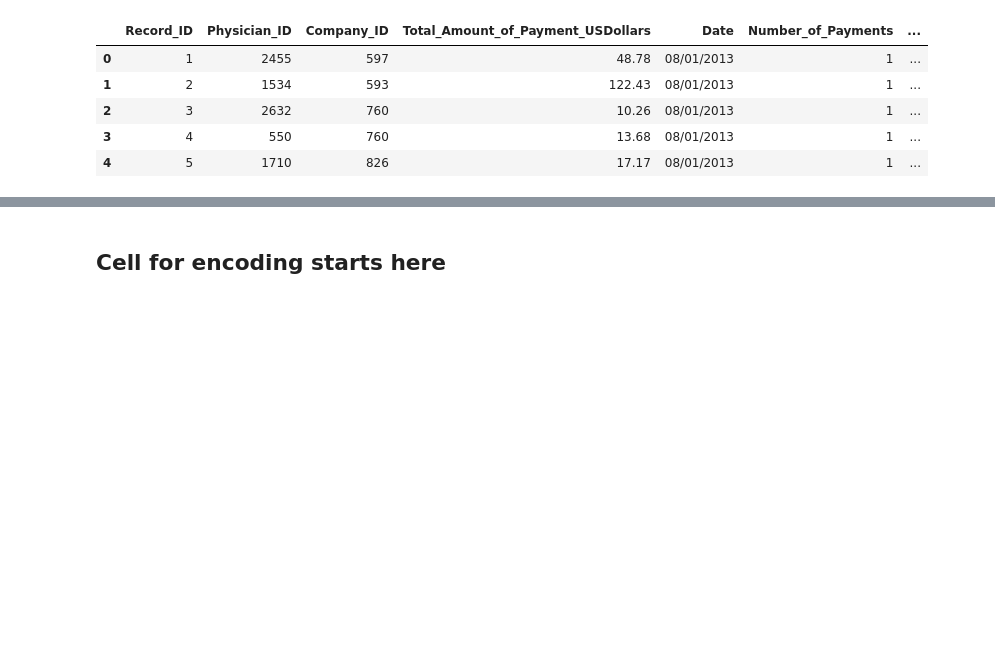
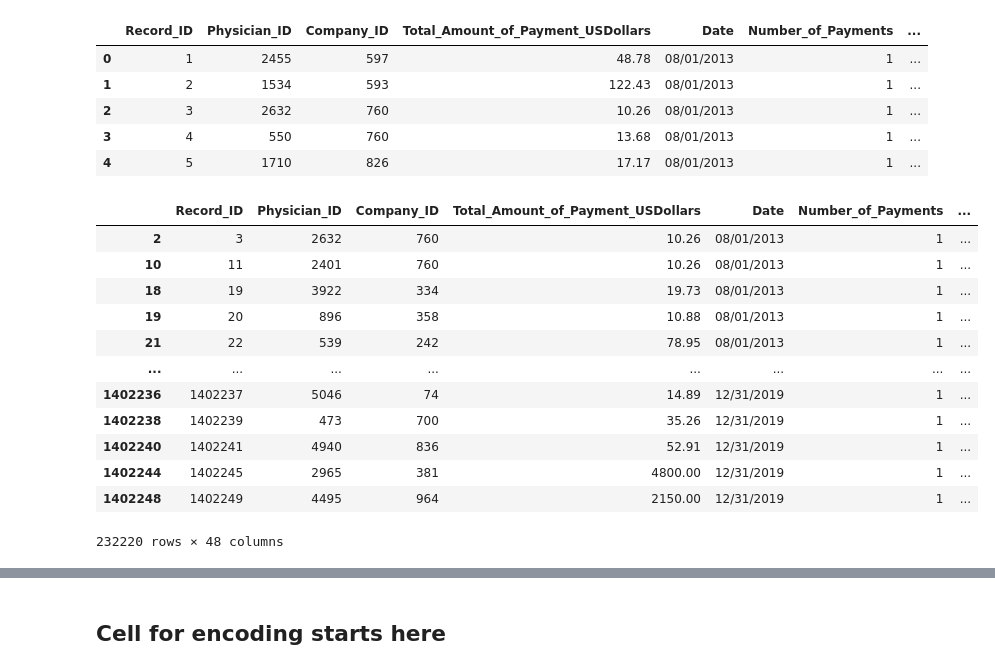
Before and after one commit to qffdhruba1123/analytics_cup_2021, a Jupyter notebook: Intelligent_Squid_Working_Notebook_qffd.ipynb, the cells around one changed output, grey strips where cells are left out. Drawn from its saved outputs; the diff is of its cells as text; code cells hidden in the pictures; blank space fills up the shorter version.

```diff
--- a/Intelligent_Squid_Working_Notebook_qffd.ipynb
+++ b/Intelligent_Squid_Working_Notebook_qffd.ipynb
@@ -105,8 +92,10 @@ df.shape
 # %% [output]
 (1402250, 48)
 # %%
+df.rename({"Name":"Company_Name"}, axis='columns', inplace=True)
+pd.set_option('display.max_columns', None)
 
-df.rename({"Name":"Company_Name"}, axis='columns', inplace=True)
+
 df.head()
 # %% [output]
 |  | Record_ID | Physician_ID | Company_ID | Total_Amount_of_Payment_USDollars | Date | Number_of_Payments | ... |
@@ -115,4 +104,21 @@ df.head()
 | 2 | 3 | 2632 | 760 | 10.26 | 08/01/2013 | 1 | ... |
 | 3 | 4 | 550 | 760 | 13.68 | 08/01/2013 | 1 | ... |
 | 4 | 5 | 1710 | 826 | 17.17 | 08/01/2013 | 1 | ... |
+# %%
+df_main_test=df[df.set=="test"]
+df_main_test
+# %% [output]
+|  | Record_ID | Physician_ID | Company_ID | Total_Amount_of_Payment_USDollars | Date | Number_of_Payments | ... |
+| 2 | 3 | 2632 | 760 | 10.26 | 08/01/2013 | 1 | ... |
+| 10 | 11 | 2401 | 760 | 10.26 | 08/01/2013 | 1 | ... |
+| 18 | 19 | 3922 | 334 | 19.73 | 08/01/2013 | 1 | ... |
+| 19 | 20 | 896 | 358 | 10.88 | 08/01/2013 | 1 | ... |
+| 21 | 22 | 539 | 242 | 78.95 | 08/01/2013 | 1 | ... |
+| ... | ... | ... | ... | ... | ... | ... | ... |
+| 1402236 | 1402237 | 5046 | 74 | 14.89 | 12/31/2019 | 1 | ... |
+| 1402238 | 1402239 | 473 | 700 | 35.26 | 12/31/2019 | 1 | ... |
+| 1402240 | 1402241 | 4940 | 836 | 52.91 | 12/31/2019 | 1 | ... |
+| 1402244 | 1402245 | 2965 | 381 | 4800.00 | 12/31/2019 | 1 | ... |
+| 1402248 | 1402249 | 4495 | 964 | 2150.00 | 12/31/2019 | 1 | ... |
+232220 rows × 48 columns
 # %%
```
Also changed, not shown: parts of 29 cells of this notebook, 5 other files.
